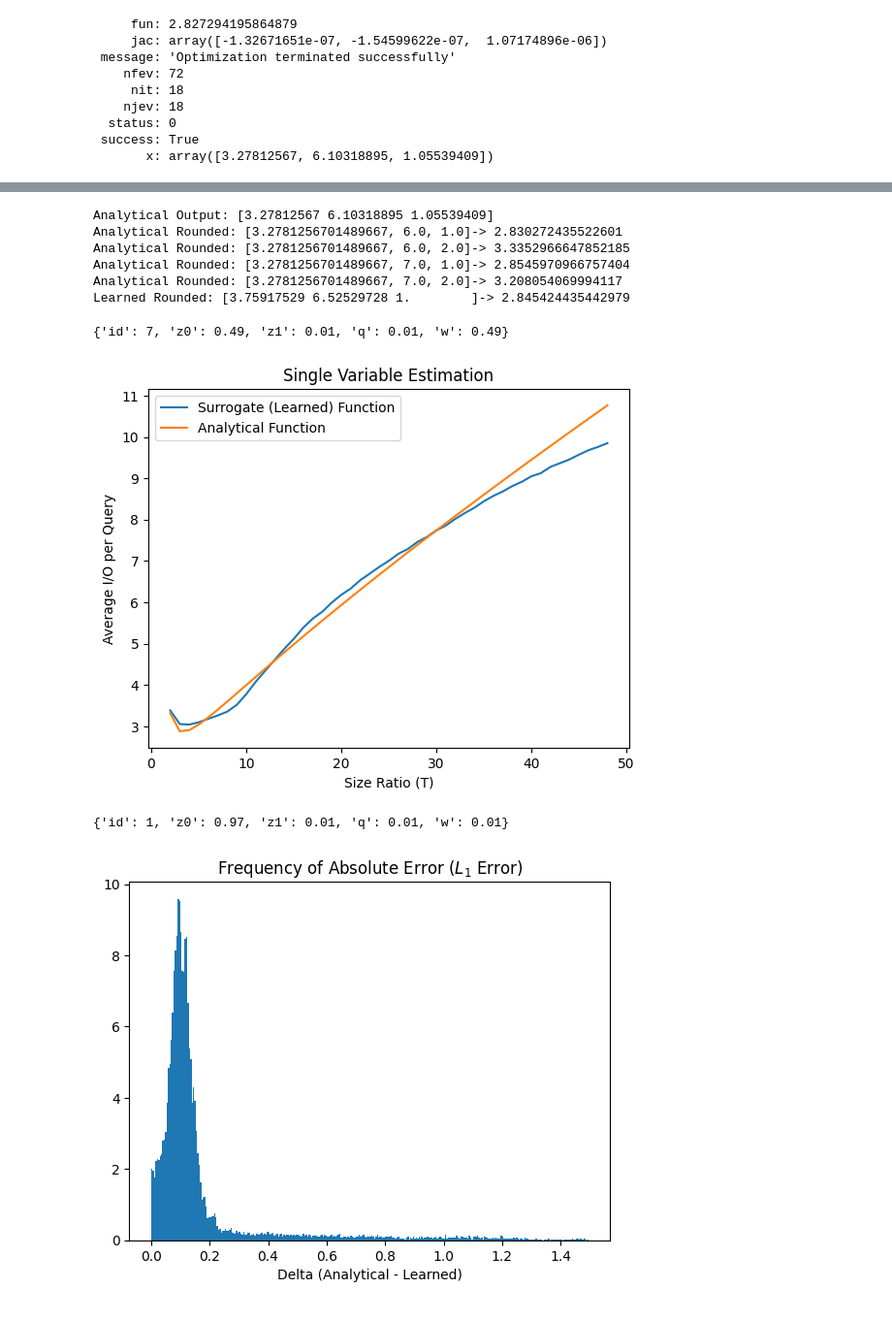
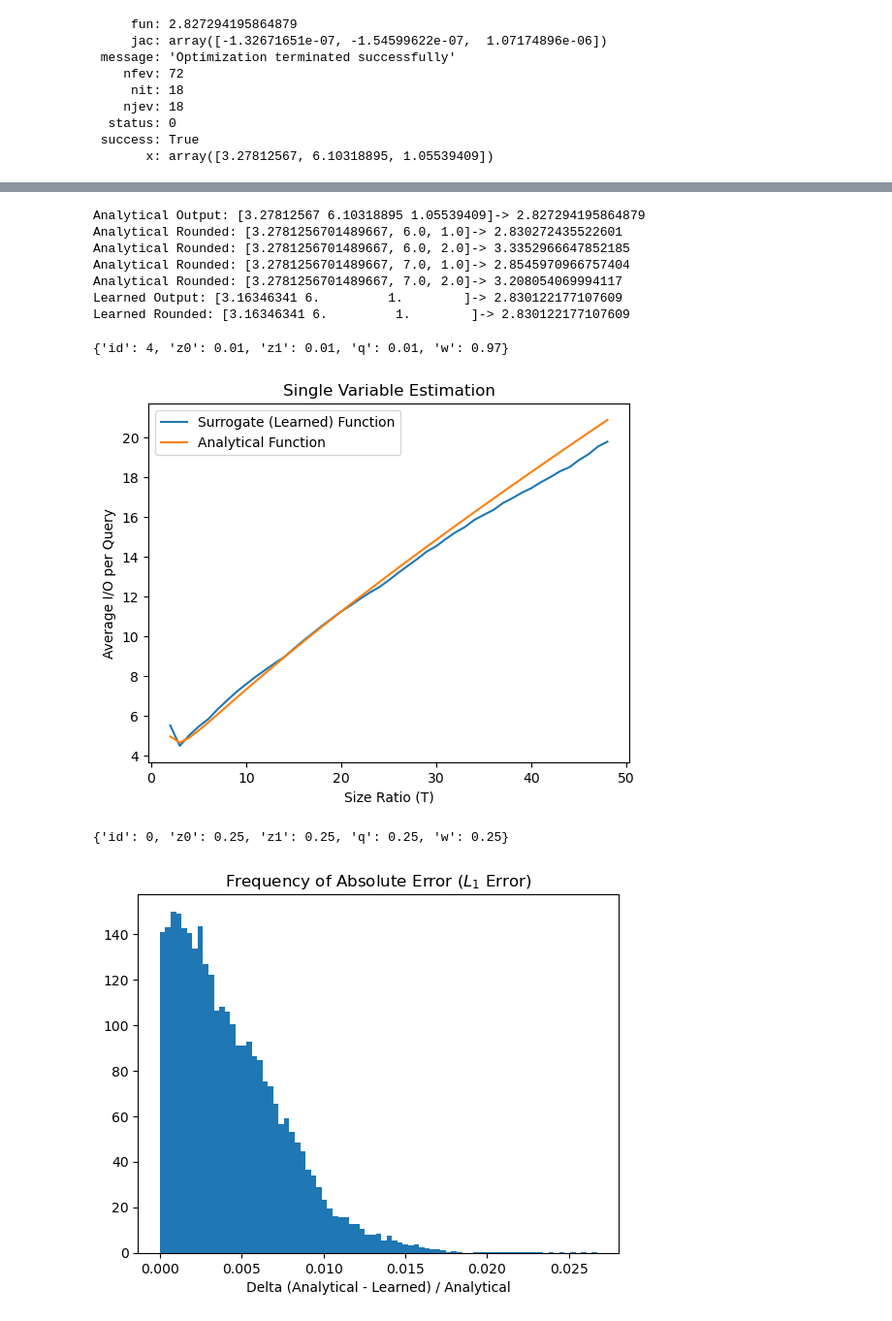
Before and after one commit to ephoris/endure-jupyter, a Jupyter notebook: model-notebooks/model-opt.ipynb, the cells around one changed output, grey strips where cells are left out. Shown at 97% size. Saved outputs shown, nothing was run; the diff lists cells and outputs as text; code cells hidden in the pictures.

```diff
--- a/model-notebooks/model-opt.ipynb
+++ b/model-notebooks/model-opt.ipynb
@@ -27,10 +26,10 @@ import lsm.cost as CostFunc
 # %%
 config = Reader.read_config('../../endure.toml')
 # %%
-model_path = '/data/qcost-11-08'
-config_model = Reader.read_config(os.path.join(model_path, 'endure.toml'))
+model_path = '/data/qcost-11-18'
+config_model = Reader.read_config(os.path.join(model_path, 'config.toml'))
 ONE_MIB_BITS = 1024 * 1024 * 8
-T_UPPER_LIM = config_model['lsm']['size_ratio']['max']
+T_UPPER_LIM = config_model['lsm']['size_ratio']['max'] - 1
 T_LOWER_LIM = config_model['lsm']['size_ratio']['min']
 H_UPPER_LIM = config_model['lsm']['bits_per_elem']['max']
 MAX_LEVELS = config_model['lsm']['max_levels']
@@ -141,17 +151,21 @@ p_args = [[analytical_sol.x[0], np.floor(analytical_sol.x[1]), np.floor(analytic
           [analytical_sol.x[0], np.floor(analytical_sol.x[1]), np.ceil(analytical_sol.x[2])],
           [analytical_sol.x[0], np.ceil(analytical_sol.x[1]), np.floor(analytical_sol.x[2])],
           [analytical_sol.x[0], np.ceil(analytical_sol.x[1]), np.ceil(analytical_sol.x[2])],]
-print(f'Analytical Output: {analytical_sol.x}')
+print(f'Analytical Output: {analytical_sol.x}-> {cost_func_objective(analytical_sol.x, config_model["workloads"][0])}')
 for arg in p_args:
     print(f'Analytical Rounded: {arg}-> {cost_func_objective(arg, config_model["workloads"][0])}')
-print(f'Learned Rounded: {learned_sol.x}-> {cost_func_objective(learned_sol.x, config_model["workloads"][0])}')
+print(f'Learned Output: {learned_sol.x}-> {cost_func_objective(learned_sol.x, config_model["workloads"][0])}')
+lsol = learned_sol.x
+lsol[1] = np.ceil(lsol[1])
+print(f'Learned Rounded: {lsol}-> {cost_func_objective(lsol, config_model["workloads"][0])}')
 # %% [output]
-Analytical Output: [3.27812567 6.10318895 1.05539409]
+Analytical Output: [3.27812567 6.10318895 1.05539409]-> 2.827294195864879
 Analytical Rounded: [3.2781256701489667, 6.0, 1.0]-> 2.830272435522601
 Analytical Rounded: [3.2781256701489667, 6.0, 2.0]-> 3.3352966647852185
 Analytical Rounded: [3.2781256701489667, 7.0, 1.0]-> 2.8545970966757404
 Analytical Rounded: [3.2781256701489667, 7.0, 2.0]-> 3.208054069994117
-Learned Rounded: [3.75917529 6.52529728 1.        ]-> 2.845424435442979
+Learned Output: [3.16346341 6.         1.        ]-> 2.830122177107609
+Learned Rounded: [3.16346341 6.         1.        ]-> 2.830122177107609
 # %%
 def gen_single_data(idx=0):
     workload = config_model['workloads'][idx]
@@ -168,7 +182,7 @@ def gen_single_data(idx=0):
         })
     return pd.DataFrame(df)
 
-idx = 7
+idx = 4
 df = gen_single_data(idx)
 # %%
 x = df['x']
@@ -186,8 +200,8 @@ ax.legend()
 workload = config_model['workloads'][idx]
 workload
 # %% [output]
-{'id': 7, 'z0': 0.49, 'z1': 0.01, 'q': 0.01, 'w': 0.49}
+{'id': 4, 'z0': 0.01, 'z1': 0.01, 'q': 0.01, 'w': 0.97}
-[figure, old version]
+[figure, new version]
 # %%
 def gen_hist_data(workload):
     df = []
@@ -205,13 +219,14 @@ def gen_hist_data(workload):
                 })
     return pd.DataFrame(df)
 # %%
-df = gen_hist_data(config_model['workloads'][1])
+idx = 0
+df = gen_hist_data(config_model['workloads'][idx])
 
 df['delta'] = abs((df['analytical'] - df['learned']) / df['analytical'])
 n, bins, patches = plt.hist(x=df['delta'], bins='auto', density=True)
-plt.xlabel('Delta (Analytical - Learned)')
+plt.xlabel('Delta (Analytical - Learned) / Analytical')
 plt.title('Frequency of Absolute Error ($L_1$ Error)')
-config_model['workloads'][1]
+config_model['workloads'][idx]
 # %% [output]
-{'id': 1, 'z0': 0.97, 'z1': 0.01, 'q': 0.01, 'w': 0.01}
+{'id': 0, 'z0': 0.25, 'z1': 0.25, 'q': 0.25, 'w': 0.25}
-[figure, old version]
+[figure, new version]
```
Also changed, not shown: parts of 14 cells of this notebook.
